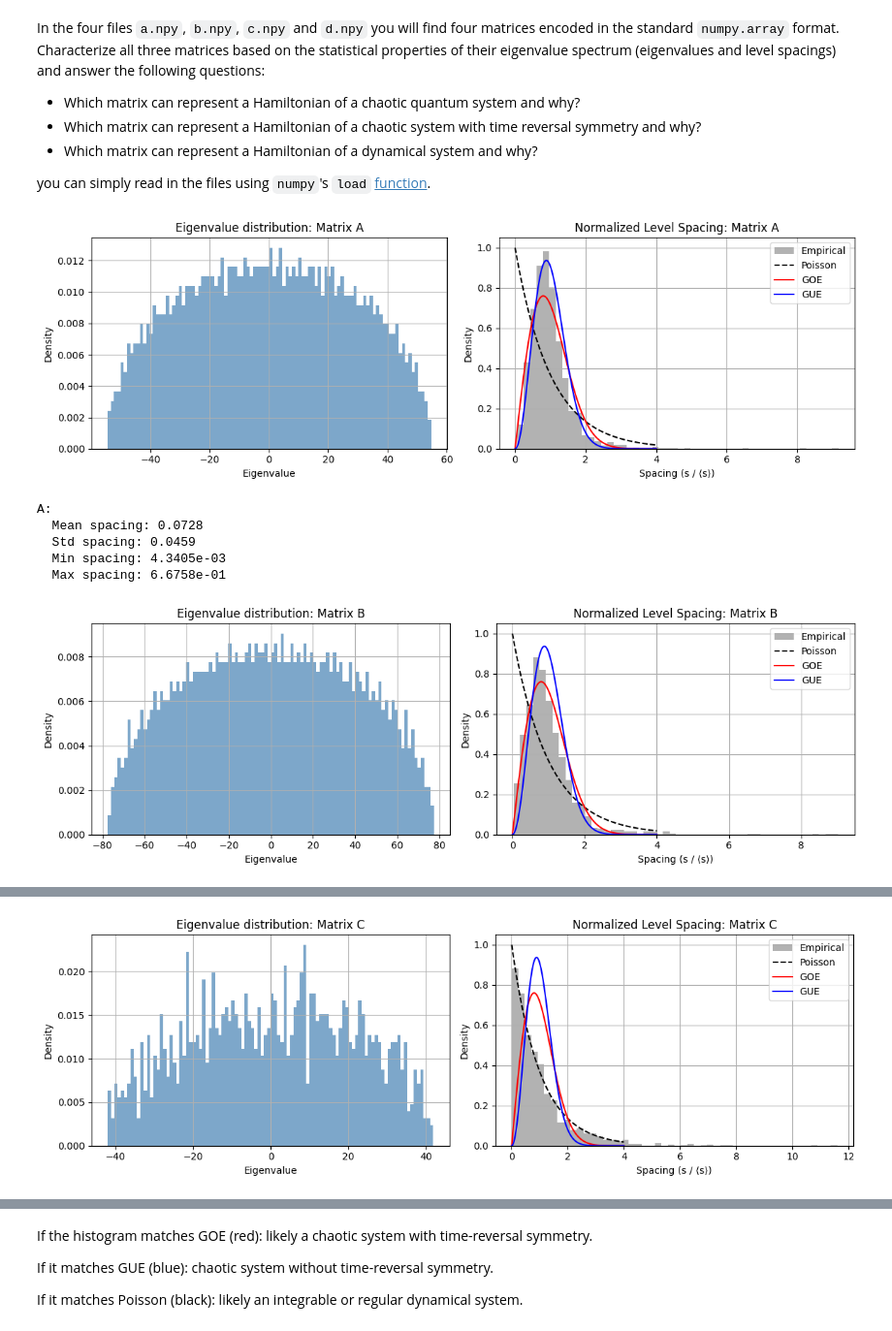
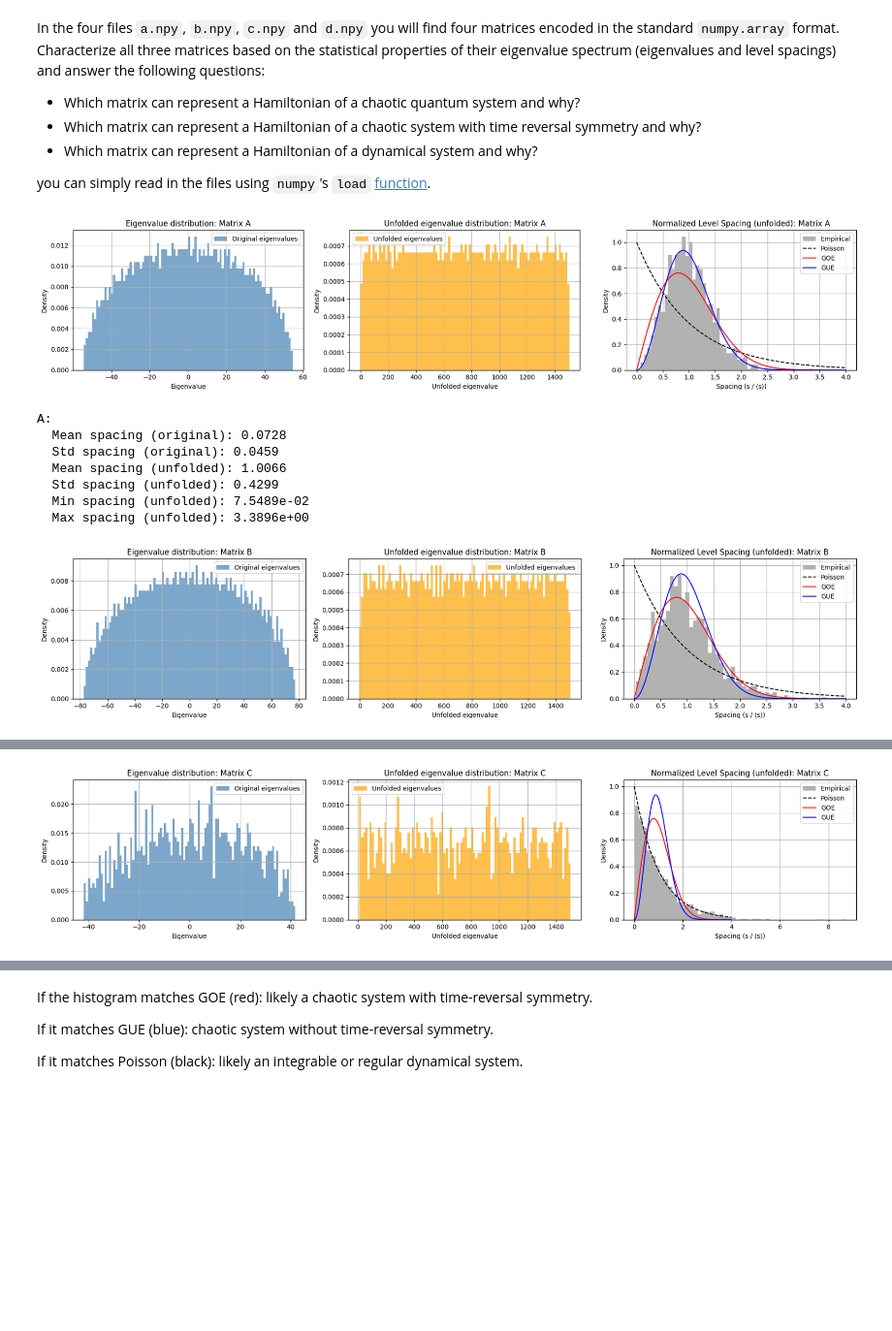
Before and after one commit to TarnaiMark/Advanced-Statistics---Msc---2025, a Jupyter notebook: Last year exam/Eigen/Task.ipynb, the cells around one changed output, grey strips where cells are left out. Shown at 97% size. Cells and saved outputs as stored; diff of their text form; code cells hidden in the pictures; blank space fills up the shorter version.

```diff
--- a/Last year exam/Eigen/Task.ipynb
+++ b/Last year exam/Eigen/Task.ipynb
@@ -12,6 +12,8 @@ you can simply read in the files using `numpy`'s `load` [function](https://numpy
 # %%
 import numpy as np
 import matplotlib.pyplot as plt
+from scipy.interpolate import interp1d
+from scipy.stats import rankdata
 
 # Load matrices
 A = np.load('a.npy')
@@ -19,67 +21,95 @@ B = np.load('b.npy')
 C = np.load('c.npy')
 D = np.load('d.npy')
 
+
+
 def theoretical_distributions(x):
     p_poisson = np.exp(-x)
     p_goe = (np.pi / 2) * x * np.exp(-np.pi * x**2 / 4) # beta 1
     p_gue = (32 / np.pi**2) * x**2 * np.exp(-4 * x**2 / np.pi)
     return p_poisson, p_goe, p_gue
 
+def unfold_eigenvalues(eigvals, degree=6):
+    # Empirikus lépcsőfüggvény (counting function)
+    n = len(eigvals)
+    ranks = np.arange(1, n+1)
+    # Polinom illesztés a lépcsőfüggvényre
+    poly = np.polyfit(eigvals, ranks, degree)
+    smooth_N = np.polyval(poly, eigvals)
+    # Unfolded eigenvalues: simított lépcsőfüggvény értékei
+    unfolded = smooth_N
+    return unfolded
+
 def analyze_matrix(M, name):
-    eigvals = np.linalg.eigvalsh(M)  # Use eigvalsh for Hermitian matrices
+    eigvals = np.linalg.eigvalsh(M)
     eigvals = np.sort(eigvals)
+
+    # --- UNFOLDING ---
+    unfolded = unfold_eigenvalues(eigvals)
     spacings = np.diff(eigvals)
+    unfolded_spacings = np.diff(unfolded)
+    norm_spacings = unfolded_spacings / np.mean(unfolded_spacings)
+    # -----------------
 
-
-    norm_spacings = spacings / np.mean(spacings)
-
-    # Prepare theoretical curves
+    # Theoretical curves
     x = np.linspace(0, 4, 200)
     p_poisson, p_goe, p_gue = theoretical_distributions(x)
 
-    # Plot
-    plt.figure(figsize=(12, 4))
+    plt.figure(figsize=(18, 4))
 
-    # Eigenvalue histogram
-    plt.subplot(1, 2, 1)
-    plt.hist(eigvals, bins=100, density=True, alpha=0.7, color='steelblue')
+    # 1. Eredeti eigenérték eloszlás
+    plt.subplot(1, 3, 1)
+    plt.hist(eigvals, bins=100, density=True, alpha=0.7, color='steelblue', label='Original eigenvalues')
     plt.title(f'Eigenvalue distribution: Matrix {name}')
     plt.xlabel('Eigenvalue')
     plt.ylabel('Density')
     plt.grid(True)
+    plt.legend()
 
-    # Level spacing histogram
-    plt.subplot(1, 2, 2)
+    # 2. Unfolded eigenérték eloszlás
+    plt.subplot(1, 3, 2)
+    plt.hist(unfolded, bins=100, density=True, alpha=0.7, color='orange', label='Unfolded eigenvalues')
+    plt.title(f'Unfolded eigenvalue distribution: Matrix {name}')
+    plt.xlabel('Unfolded eigenvalue')
+    plt.ylabel('Density')
+    plt.grid(True)
+    plt.legend()
+
+    # 3. Level spacing hisztogram (unfolded)
+    plt.subplot(1, 3, 3)
     plt.hist(norm_spacings, bins=50, density=True, alpha=0.6, label='Empirical', color='gray')
     plt.plot(x, p_poisson, 'k--', label='Poisson')
     plt.plot(x, p_goe, 'r-', label='GOE')
     plt.plot(x, p_gue, 'b-', label='GUE')
-    plt.title(f'Normalized Level Spacing: Matrix {name}')
+    plt.title(f'Normalized Level Spacing (unfolded): Matrix {name}')
     plt.xlabel('Spacing (s / ⟨s⟩)')
     plt.ylabel('Density')
     plt.legend()
     plt.grid(True)
 
     plt.tight_layout()
     plt.show()
 
-    # Summary stats
     print(f"{name}:")
-    print(f"  Mean spacing: {np.mean(spacings):.4f}")
-    print(f"  Std spacing: {np.std(spacings):.4f}")
-    print(f"  Min spacing: {np.min(spacings):.4e}")
-    print(f"  Max spacing: {np.max(spacings):.4e}")
+    print(f"  Mean spacing (original): {np.mean(spacings):.4f}")
+    print(f"  Std spacing (original): {np.std(spacings):.4f}")
+    print(f"  Mean spacing (unfolded): {np.mean(unfolded_spacings):.4f}")
+    print(f"  Std spacing (unfolded): {np.std(unfolded_spacings):.4f}")
+    print(f"  Min spacing (unfolded): {np.min(unfolded_spacings):.4e}")
+    print(f"  Max spacing (unfolded): {np.max(unfolded_spacings):.4e}")
     print()
 
 # Analyze all matrices
 for M, name in zip([A, B, C, D], ['A', 'B', 'C', 'D']):
     analyze_matrix(M, name)
 # %% [output]
-[figure, old version]
+[figure, new version]
 A:
-  Mean spacing: 0.0728
-  Std spacing: 0.0459
-  Min spacing: 4.3405e-03
-  Max spacing: 6.6758e-01
+  Mean spacing (original): 0.0728
+  Std spacing (original): 0.0459
+  Mean spacing (unfolded): 1.0066
+  Std spacing (unfolded): 0.4299
+  Min spacing (unfolded): 7.5489e-02
+  Max spacing (unfolded): 3.3896e+00
-[figure, old version]
+[figure, new version]
 B:
@@ -90,2 +122,2 @@ B:
-[figure, old version]
+[figure, new version]
 C:
```
Also changed, not shown: parts of 1 cell of this notebook, 2 other files.
